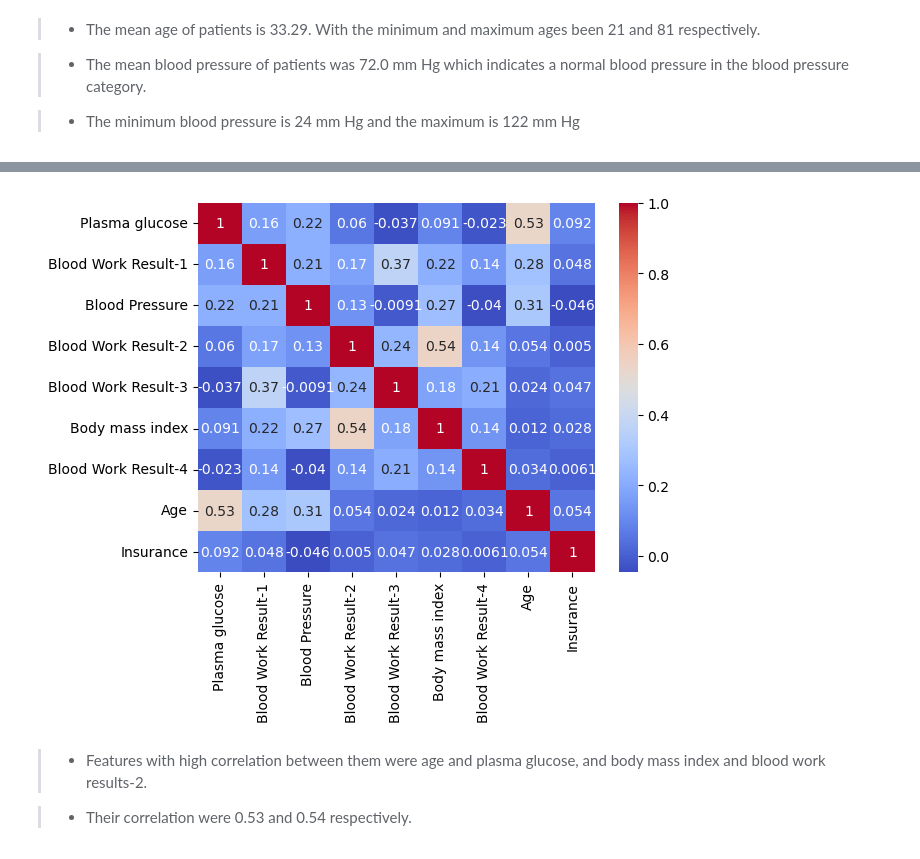
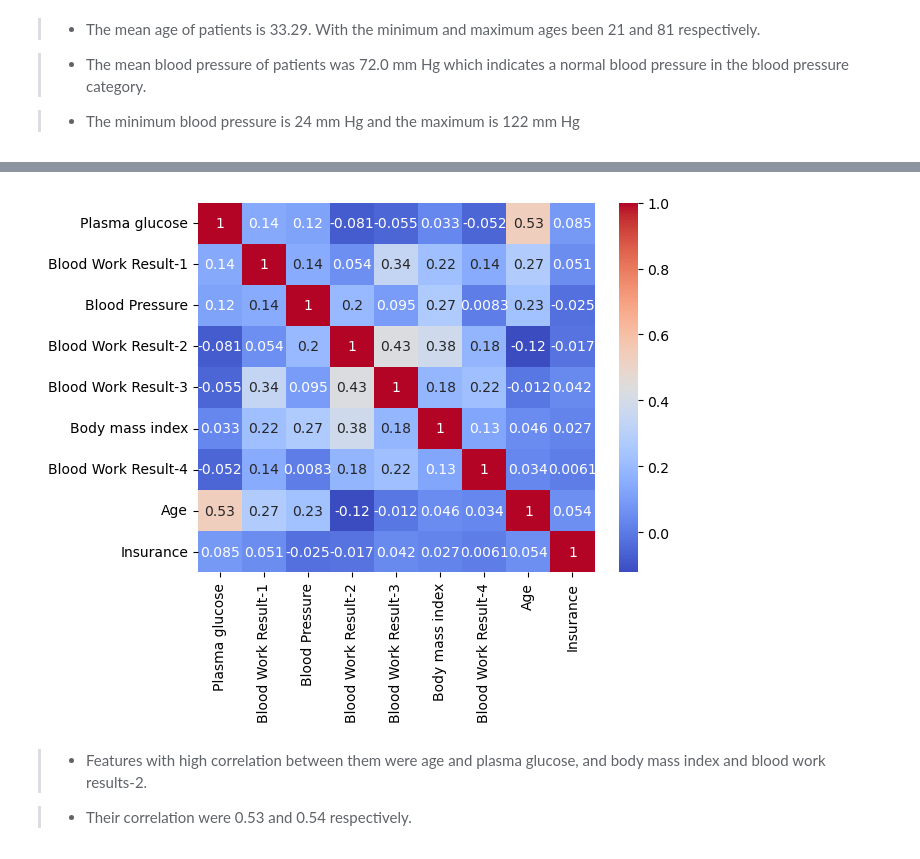
Before and after one commit to acheampongmaa/Sepsis-Prediction-Embedding-ML-into-a-Web-Application, a Jupyter notebook: dev/notebook/Machine Learning Model.ipynb, the cells around one changed output, grey strips where cells are left out. Drawn from its saved outputs; the diff is of its cells as text; code cells hidden in the pictures.

```diff
--- a/dev/notebook/Machine Learning Model.ipynb
+++ b/dev/notebook/Machine Learning Model.ipynb
@@ -124,8 +99,8 @@ Here is the section to load the datasets (train, eval, test) and the additional
 # %%
 # For CSV, use pandas.read_csv
 # loading train and test data
-train_data=pd.read_csv('Paitients_Files_Train.csv')
-test_data=pd.read_csv('Paitients_Files_Test.csv')
+train_data=pd.read_csv('../dataset/Paitients_Files_Train.csv')
+test_data=pd.read_csv('../dataset/Paitients_Files_Test.csv')
 # %% [markdown]
 # Exploratory Data Analysis: EDA
 Here is the section to **inspect** the datasets in depth, **present** it, make **hypotheses** and **think** the *cleaning, processing and features creation*.
@@ -282,3 +244,0 @@ Index(['ID', 'Plasma glucose', 'Blood Work Result-1', 'Blood Pressure',
-# %%
-# replacing the zeros
-train_copy[train_non_zero_cols] = train_copy[train_non_zero_cols].replace(0, train_copy.median())
@@ -332,0 +271,8 @@ train_copy.describe()
+# %%
+#dropping the ID col since the type is object
+
+new_df=train_copy.drop(columns=['ID']).columns
+new_df=train_copy[['Plasma glucose', 'Blood Work Result-1', 'Blood Pressure',
+       'Blood Work Result-2', 'Blood Work Result-3', 'Body mass index',
+       'Blood Work Result-4', 'Age', 'Insurance' ]]
+new_df.head(5)
@@ -333,13 +292,13 @@ train_copy.describe()
 # %%
 #checking correlation between features
 
-corr=train_copy.corr()
+corr=new_df.corr()
 sns.heatmap(corr, annot=True, cmap='coolwarm')
 
 # Show the plot
 plt.show()
 # %% [output]
-[figure, old version]
+[figure, new version]
 # %% [markdown]
 > -  Features with high correlation between them were age and plasma glucose, and body mass index and blood work results-2.
 
```
Also changed, not shown: parts of 87 cells of this notebook.
